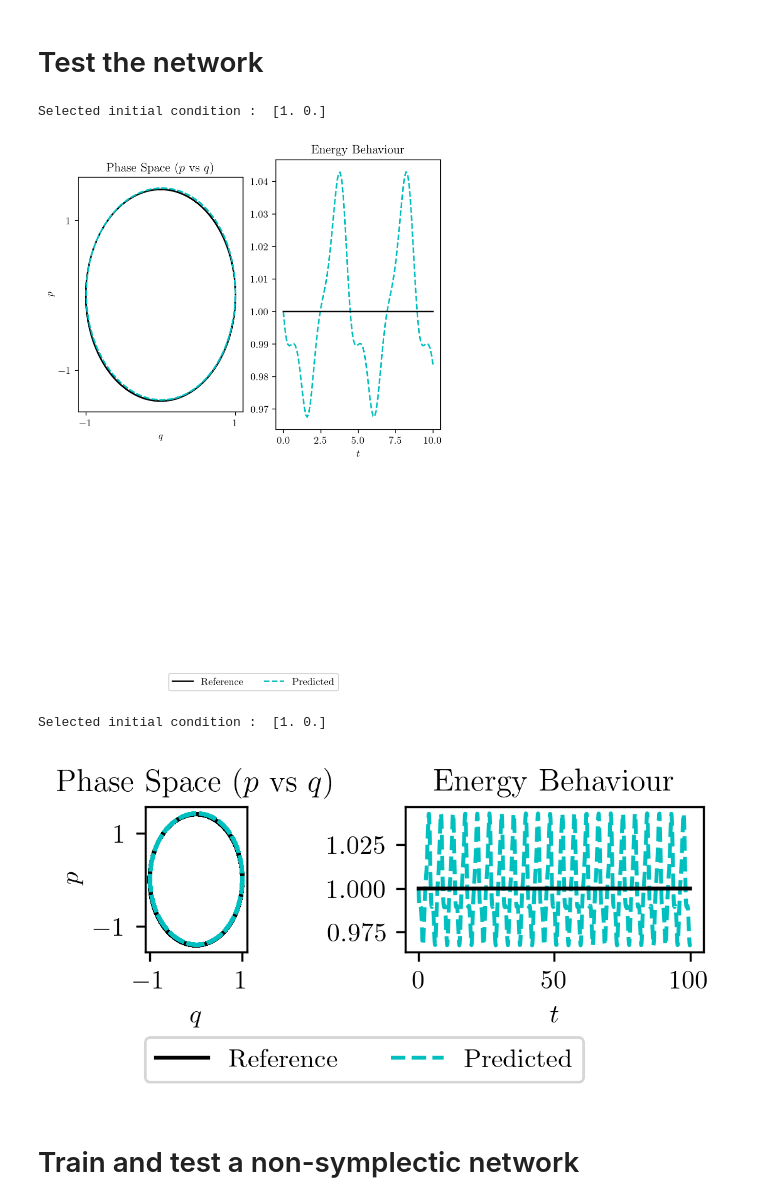
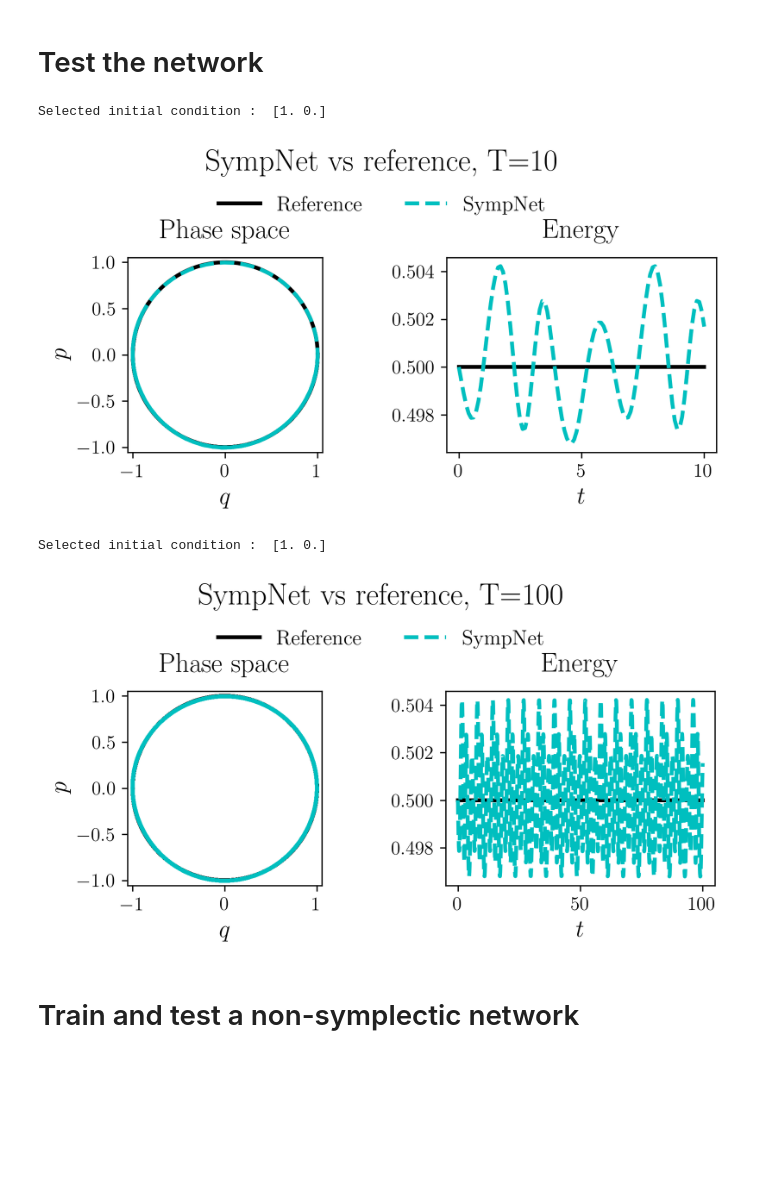
Before and after one commit to davidemurari/codePartIIICourse, a Jupyter notebook: Neural Networks/SympNet.ipynb, the cells around one changed output. Cells and saved outputs as stored; diff of their text form; code cells hidden in the pictures; blank space fills up the shorter version.

```diff
--- a/Neural Networks/SympNet.ipynb
+++ b/Neural Networks/SympNet.ipynb
@@ -300,14 +362,13 @@ def generate_plots(ic,network,T=10,label="symplectic"):
 '''ic, _ = next(iter(test_loader)) #pick a test initial condition
 ic = ic[0]'''
 ic = torch.tensor([1.0, 0.])
-# %%
-generate_plots(ic,model_symplectic,T=10,label="symplectic")
-generate_plots(ic,model_symplectic,T=100,label="symplectic")
-# %% [output]
-Selected initial condition :  [1. 0.]
-[figure, removed]
-Selected initial condition :  [1. 0.]
-[figure, removed]
+# %%
+evaluate_model(model_symplectic, ic, label="SympNet")
+# %% [output]
+Selected initial condition :  [1. 0.]
+[figure, added]
+Selected initial condition :  [1. 0.]
+[figure, added]
 # %% [markdown]
 # Train and test a non-symplectic network
 # %%
```
Also changed, not shown: parts of 15 cells of this notebook.
